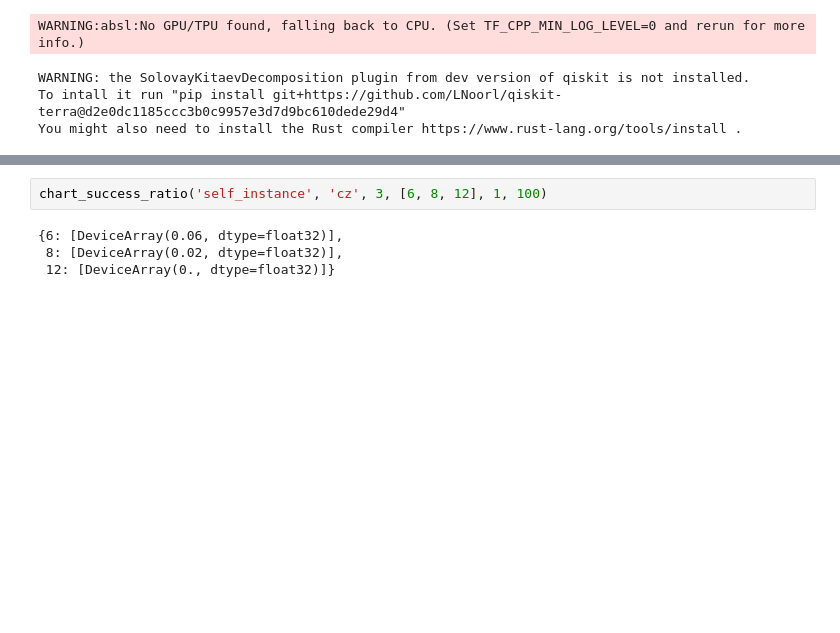
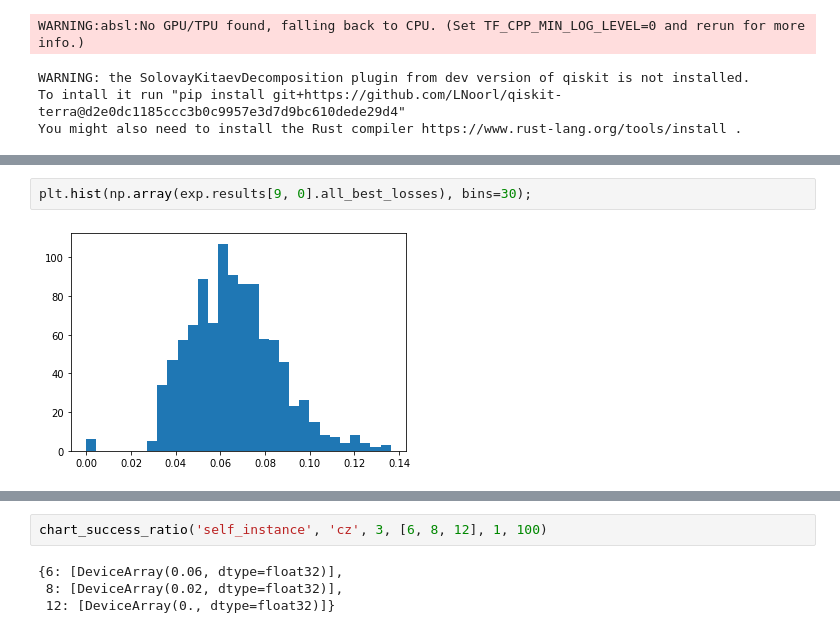
Before and after one commit to idnm/quantum_traps, a Jupyter notebook: experiments.ipynb, the cells around one changed output, grey strips where cells are left out. Saved outputs shown, nothing was run; the diff lists cells and outputs as text; blank space fills up the shorter version.

```diff
--- a/experiments.ipynb
+++ b/experiments.ipynb
@@ -29,0 +55,4 @@ Mention that num_gates may be a good proxy for complexity https://arxiv.org/abs/
+# %%
+plt.hist(np.array(exp.results[9, 0].all_best_losses), bins=30);
+# %% [output]
+[figure, added]
```
Also changed, not shown: parts of 10 cells of this notebook, 1 other file.
